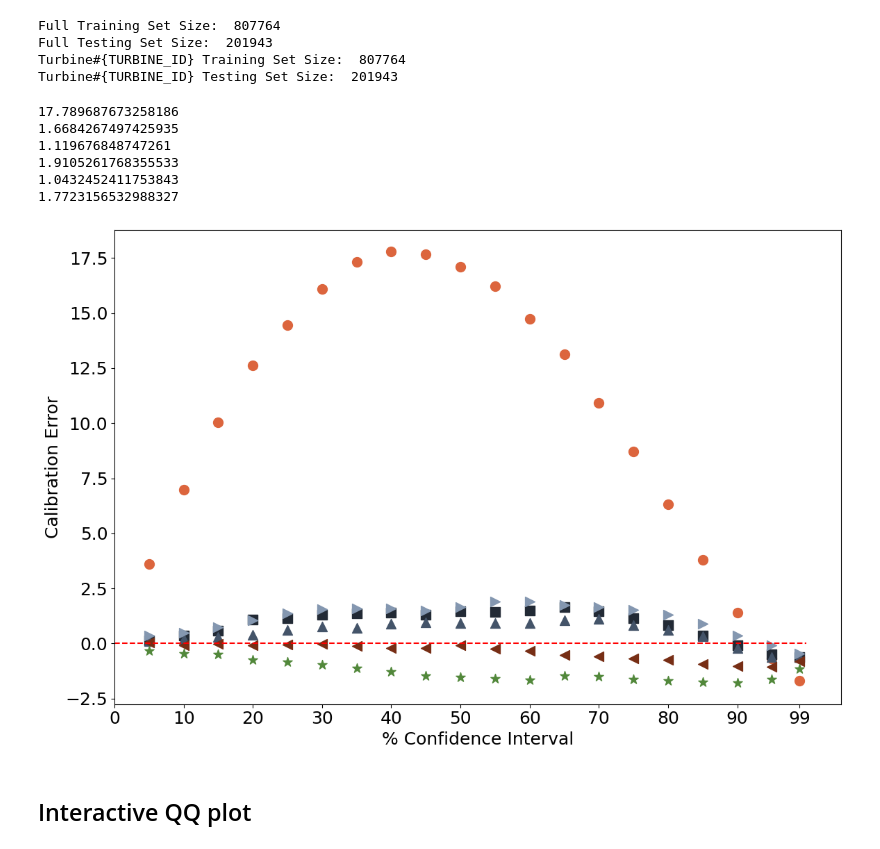
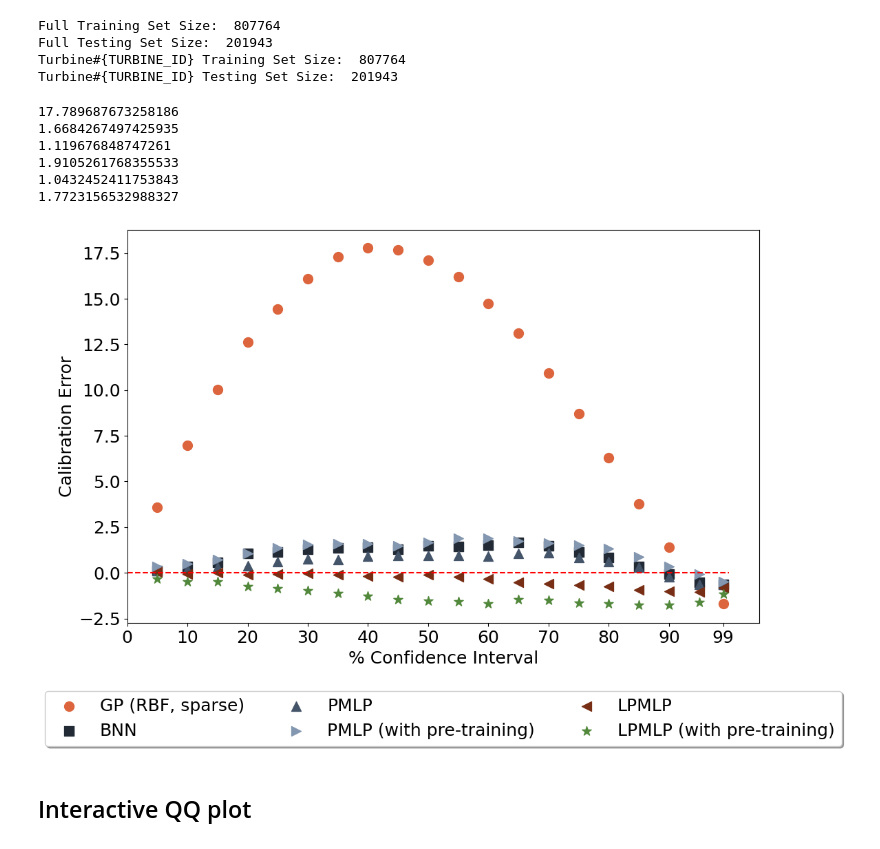
Before and after one commit to filofiocchi02/fyp, a Jupyter notebook: plots.ipynb, the cells around one changed output. Saved outputs shown, nothing was run; the diff lists cells and outputs as text; code cells hidden in the pictures.

```diff
--- a/plots.ipynb
+++ b/plots.ipynb
@@ -160,15 +160,15 @@ titles = ["GP (RBF, sparse)",
             "LPMLP",
             "LPMLP (with pre-training)"]
 # %%
-plot_calibration_errors(y_test_pred_list, y_test_std_list, y_test_list, bins=20, titles=titles, save_path="figures/summary.pdf")
+plot_calibration_errors(y_test_pred_list, y_test_std_list, y_test_list, bins=20, titles=titles, with_legend=True, save_path="plots/summary_with_legend.pdf")
 # %% [output]
 17.789687673258186
 1.6684267497425935
 1.119676848747261
 1.9105261768355533
 1.0432452411753843
 1.7723156532988327
-[figure, old version]
+[figure, new version]
 # %% [markdown]
 ## Interactive QQ plot
 # %%
```
Also changed, not shown: parts of 4 cells of this notebook, 5 other files.
